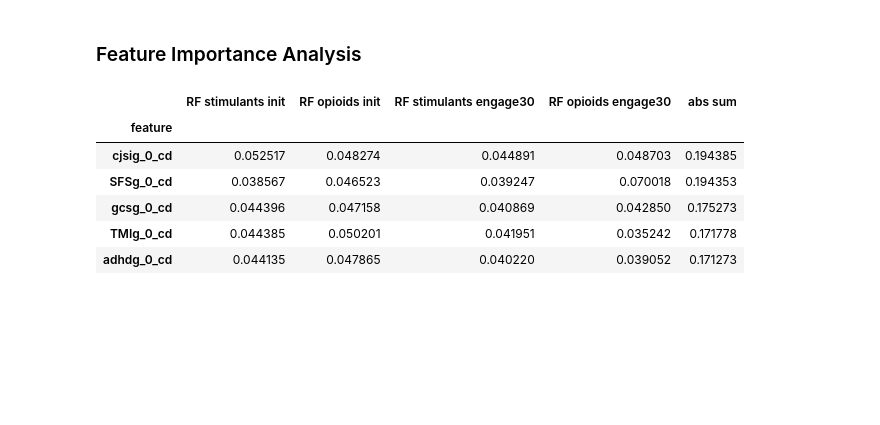
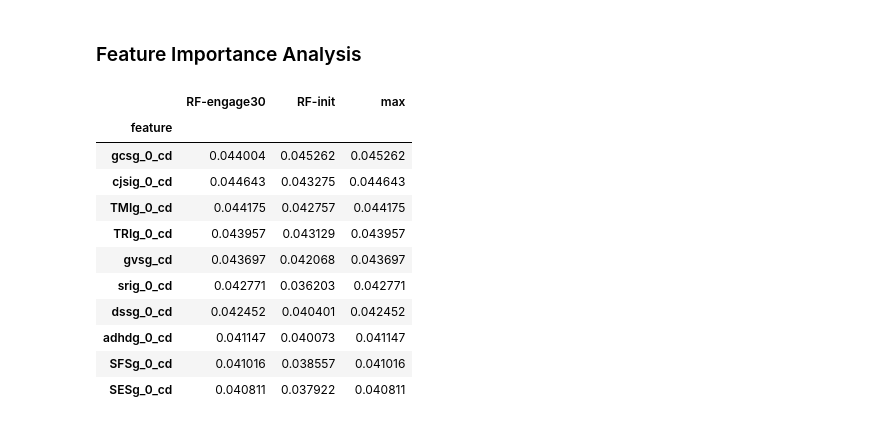
Before and after one commit to prathikr/Jordan-Prep, a Jupyter notebook: Jordan-Prep/mvp.ipynb, the cells around one changed output. Saved outputs shown, nothing was run; the diff lists cells and outputs as text; code cells hidden in the pictures; blank space fills up the shorter version.

```diff
--- a/Jordan-Prep/mvp.ipynb
+++ b/Jordan-Prep/mvp.ipynb
@@ -191,3 +224,0 @@ AUC: 0.682
-# %%
-random_forest_opioids_init = run_model(RandomForestClassifier(), opioids_init, 'opioids', 'init')
-feature_importance_random_forest = feature_importance_random_forest.join(random_forest_opioids_init)
@@ -215,3 +224,0 @@ AUC: 0.704
-# %%
-random_forest_stimulants_engage30 = run_model(RandomForestClassifier(), stimulants_engage30, 'stimulants', 'engage30')
-feature_importance_random_forest = feature_importance_random_forest.join(random_forest_stimulants_engage30)
@@ -239,3 +224,0 @@ AUC: 0.596
-# %%
-random_forest_opioids_engage30 = run_model(RandomForestClassifier(), opioids_engage30, 'opioids', 'engage30')
-feature_importance_random_forest = feature_importance_random_forest.join(random_forest_opioids_engage30)
@@ -263,27 +225,41 @@ AUC: 0.640
 # %% [markdown]
 ### Feature Importance Analysis
 # %%
-def func(row, groups):
+def mag_from_one(row, groups):
     result = 0
     for group in groups:
-        result += abs(row[group])
+        temp = abs(row[group] - 1)
+        if temp > result:
+            result = row[group]
     return result
 
-feature_importance_random_forest['abs sum'] = feature_importance_random_forest.apply(lambda row: func(row, feature_importance_random_forest.columns), axis=1)
-feature_importance_random_forest = feature_importance_random_forest.sort_values(by='abs sum', ascending=False)
+def sel_max(row, groups):
+    result = 0
+    for group in groups:
+        if row[group] > result:
+            result = row[group]
+    return result
 
-feature_importance_logistic_regression['abs sum'] = feature_importance_logistic_regression.apply(lambda row: func(row, feature_importance_logistic_regression.columns), axis=1)
-feature_importance_logistic_regression = feature_importance_logistic_regression.sort_values(by='abs sum', ascending=False)
+feature_importance_random_forest['max'] = feature_importance_random_forest.apply(lambda row: sel_max(row, feature_importance_random_forest.columns), axis=1)
+feature_importance_random_forest = feature_importance_random_forest.sort_values(by='max', ascending=False)
+
+feature_importance_logistic_regression['dist-from-1'] = feature_importance_logistic_regression.apply(lambda row: mag_from_one(row, feature_importance_logistic_regression.columns), axis=1)
+feature_importance_logistic_regression = feature_importance_logistic_regression.sort_values(by='dist-from-1', ascending=False)
 # %%
-feature_importance_random_forest.head()
+feature_importance_random_forest.head(10)
 # %% [output]
-|  | RF stimulants init | RF opioids init | RF stimulants engage30 | RF opioids engage30 | abs sum |
-| feature |  |  |  |  |  |
-| cjsig_0_cd | 0.052517 | 0.048274 | 0.044891 | 0.048703 | 0.194385 |
-| SFSg_0_cd | 0.038567 | 0.046523 | 0.039247 | 0.070018 | 0.194353 |
-| gcsg_0_cd | 0.044396 | 0.047158 | 0.040869 | 0.042850 | 0.175273 |
-| TMIg_0_cd | 0.044385 | 0.050201 | 0.041951 | 0.035242 | 0.171778 |
-| adhdg_0_cd | 0.044135 | 0.047865 | 0.040220 | 0.039052 | 0.171273 |
+|  | RF-engage30 | RF-init | max |
+| feature |  |  |  |
+| gcsg_0_cd | 0.044004 | 0.045262 | 0.045262 |
+| cjsig_0_cd | 0.044643 | 0.043275 | 0.044643 |
+| TMIg_0_cd | 0.044175 | 0.042757 | 0.044175 |
+| TRIg_0_cd | 0.043957 | 0.043129 | 0.043957 |
+| gvsg_cd | 0.043697 | 0.042068 | 0.043697 |
+| srig_0_cd | 0.042771 | 0.036203 | 0.042771 |
+| dssg_0_cd | 0.042452 | 0.040401 | 0.042452 |
+| adhdg_0_cd | 0.041147 | 0.040073 | 0.041147 |
+| SFSg_0_cd | 0.041016 | 0.038557 | 0.041016 |
+| SESg_0_cd | 0.040811 | 0.037922 | 0.040811 |
 # %%
 feature_importance_logistic_regression.head(10)
 # %% [output]
```
Also changed, not shown: parts of 31 cells of this notebook, 5 other files.
